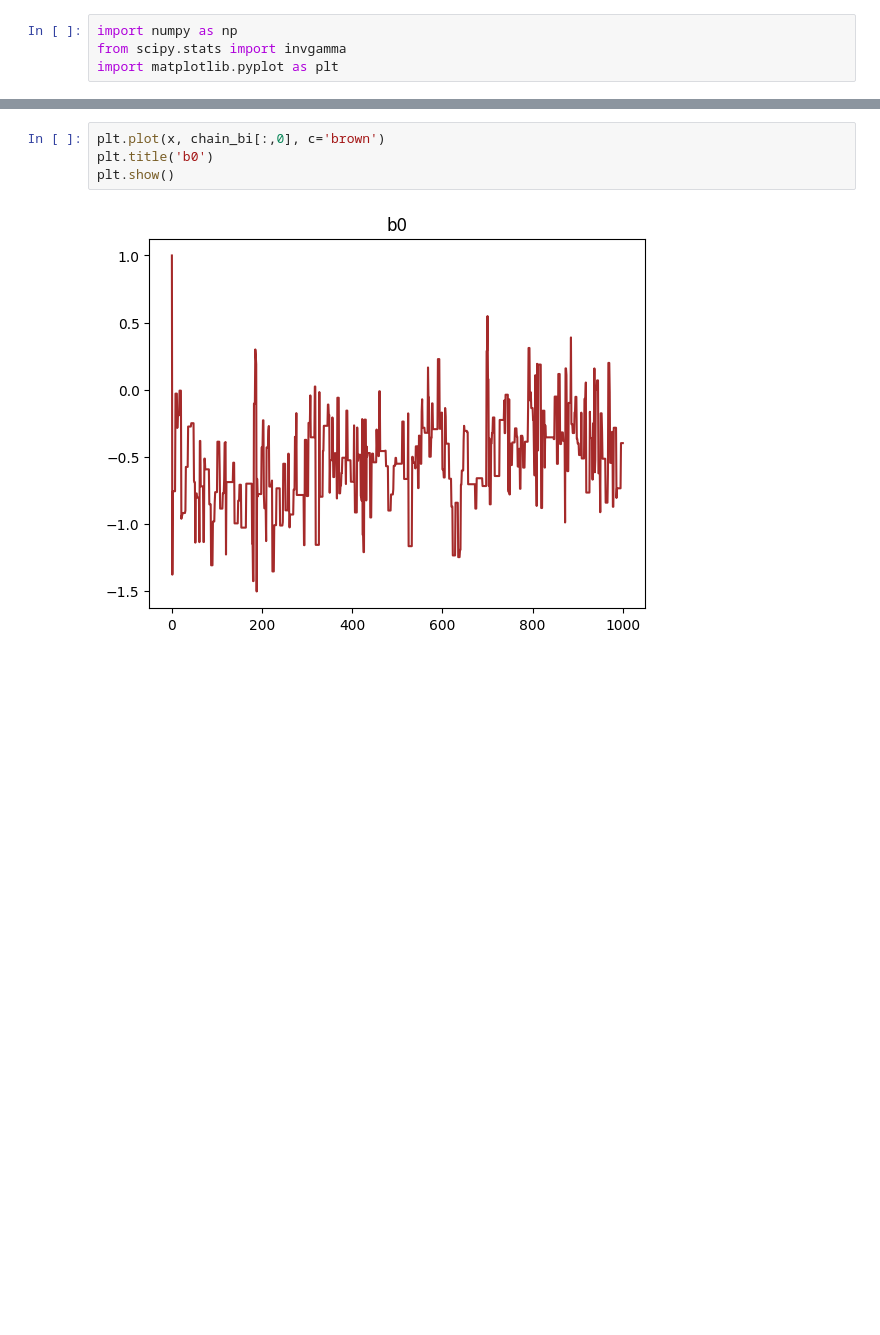
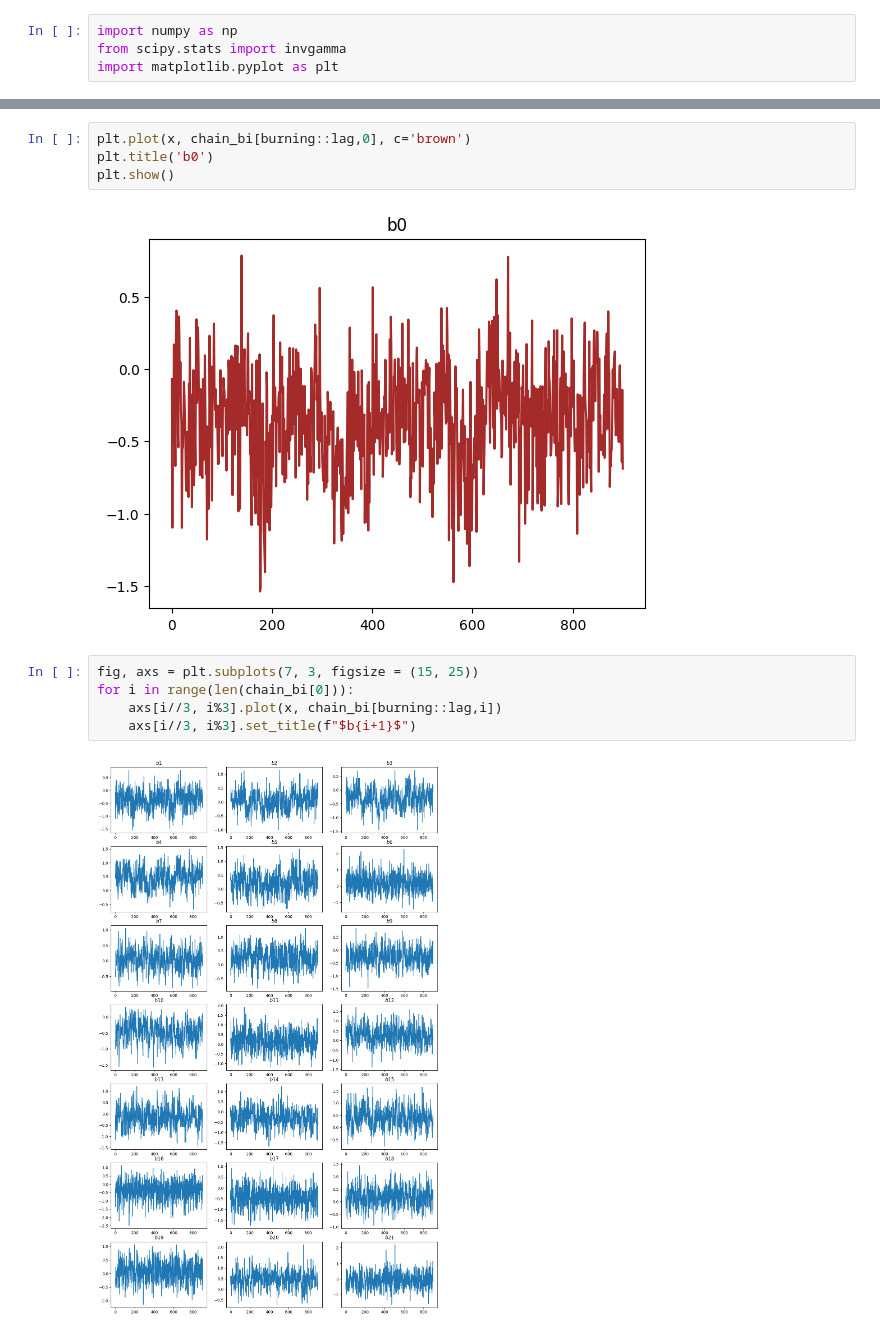
Before and after one commit to Gatienn/Bayes_seeds, a Jupyter notebook: seeds.ipynb, the cells around one changed output, grey strips where cells are left out. Cells and saved outputs as stored; diff of their text form; blank space fills up the shorter version.

```diff
--- a/seeds.ipynb
+++ b/seeds.ipynb
@@ -163,6 +200,13 @@ plt.show()
 # %%
-plt.plot(x, chain_bi[:,0], c='brown')
+plt.plot(x, chain_bi[burning::lag,0], c='brown')
 plt.title('b0')
 plt.show()
 # %% [output]
-[figure, old version]
+[figure, new version]
+# %%
+fig, axs = plt.subplots(7, 3, figsize = (15, 25))
+for i in range(len(chain_bi[0])):
+    axs[i//3, i%3].plot(x, chain_bi[burning::lag,i])
+    axs[i//3, i%3].set_title(f"$b{i+1}$")
+# %% [output]
+[figure, added]
```
Also changed, not shown: parts of 5 cells of this notebook, 1 other file.
